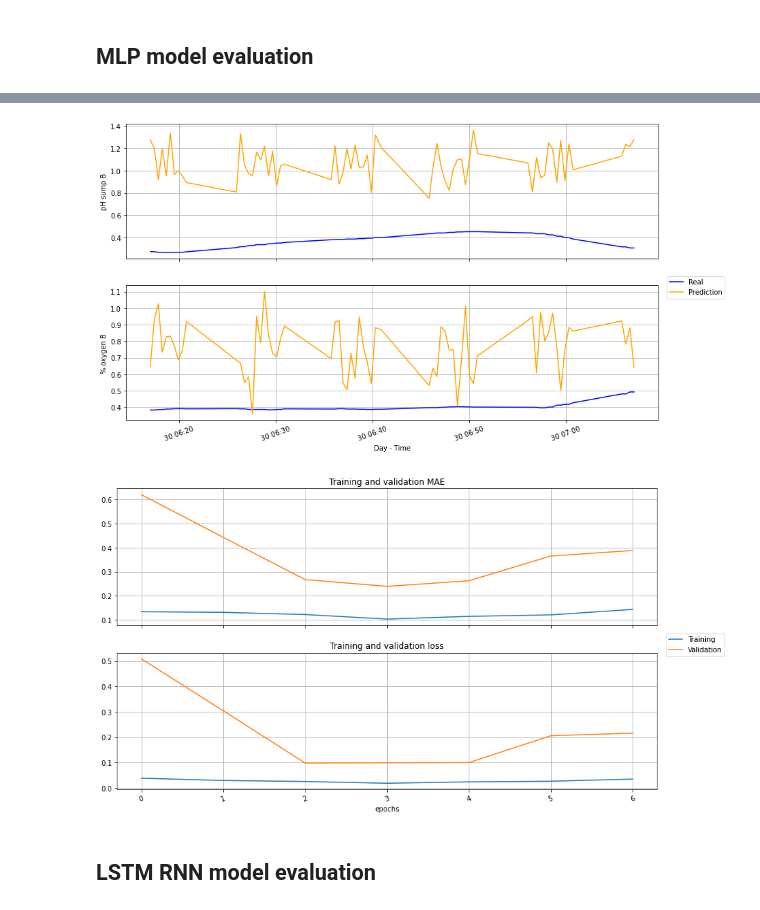
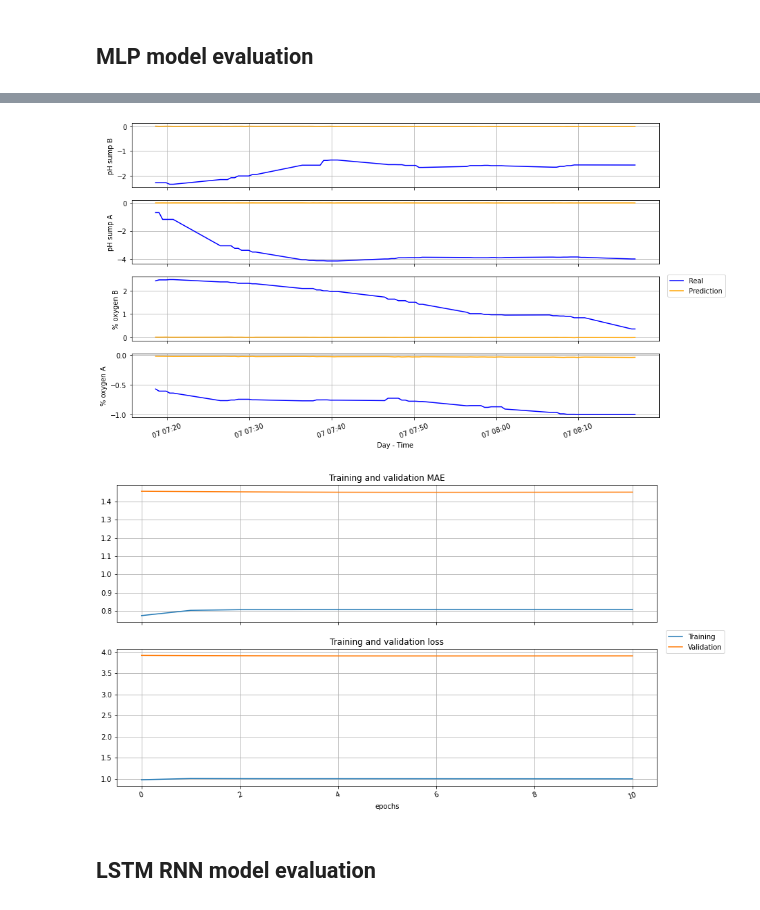
Before and after one commit to dccartagena/RNN_Aquaponics, a Jupyter notebook: notebook.ipynb, the cells around one changed output, grey strips where cells are left out. Cells and saved outputs as stored; diff of their text form; code cells hidden in the pictures.

```diff
--- a/notebook.ipynb
+++ b/notebook.ipynb
@@ -121,5 +101,5 @@ Delete constant or corrupted-data columns
 # %%
-drop_signal = [12, 13, 14, 15, 22, 23, 24, 25, 32, 33, 35, 42, 43, 44, 46, 48, 49, 56, 63, 64, 65, 66, 67, 68, 69, 70, 71, 72, 73, 74, 75, 76, 77, 78, 79, 80, 81, 82, 83, 84, 85, 86, 93, 97, 98, 99, 100, 101, 103, 104, 105, 106, 111, 112, 113, 114]
+drop_signal = [3, 12, 13, 14, 15, 22, 23, 24, 25, 30, 31, 32, 33, 34, 35, 36, 37, 38, 39, 40, 42, 43, 44, 45, 46, 47, 48, 49, 56, 63, 64, 65, 66, 67, 68, 69, 70, 71, 72, 73, 74, 75, 76, 77, 78, 79, 80, 81, 82, 83, 84, 85, 86, 93, 94, 95, 97, 98, 99, 100, 101, 104, 105, 106, 111, 112, 113, 114]
 df_grouped  = df_grouped.drop(columns = drop_signal)
-print(df_grouped.first)
+print(df_grouped.head())
 # %% [output]
@@ -237,9 +268,9 @@ def f_inv_normalize_minmax(norm_df, train_df):
     df = norm_df * (train_df.max() - train_df.min()) + train_df.min()
     return df
 
-norm_train_df   = f_normalize_minmax(train_df, train_df)
-norm_val_df     = f_normalize_minmax(val_df, train_df)
-norm_test_df    = f_normalize_minmax(test_df, train_df)
+# norm_train_df   = f_normalize_minmax(train_df, train_df)
+# norm_val_df     = f_normalize_minmax(val_df, train_df)
+# norm_test_df    = f_normalize_minmax(test_df, train_df)
 # %% [markdown]
 Show tails with box plot
 # %%
@@ -403,7 +438,7 @@ def scheduler(epoch, lr):
     if epoch < 5:
         return lr
     else:
-        return lr * np.exp(-0.1)
+        return lr * 0.9
 # %% [markdown]
 Training method
 # %%
@@ -435,6 +470,12 @@ def compile_and_fit(model, train_data, train_target, val_data, val_target, test_
     test_data = np.reshape(test_data[test_entry], (1, test_data[0].shape[0], test_data[0].shape[1]))
     test_prediction = model.predict(test_data)
 
+    test_prediction = test_prediction.reshape(label_width, len(label_target))
+
+    plot_results(label_target, test_target_time[test_entry], test_target[test_entry], test_prediction)
+
+    plot_history(history)
+
     return history, test_prediction
 
 max_epochs = 15
@@ -476,12 +511,6 @@ Epoch 13/15
 # %%
 mlp_history, mlp_prediction = compile_and_fit(mlp_model, train_data, train_target, val_data, val_target, test_data, test_target,
                                                     max_epochs, batch_size, test_entry)
-
-mlp_results = mlp_prediction.reshape(label_width, len(label_target))
-
-plot_results(label_target, test_target_time[test_entry], test_target[test_entry], mlp_results)
-
-plot_history(mlp_history)
 # %% [output]
 Epoch 00001: LearningRateScheduler reducing learning rate to 0.0010000000474974513.
 Epoch 1/15
@@ -503,5 +532,5 @@ Epoch 7/15
-[figure, old version]
+[figure, new version]
-[figure, old version]
+[figure, new version]
 # %% [markdown]
 ## LSTM RNN model evaluation
 # %%
```
Also changed, not shown: parts of 34 cells of this notebook.
